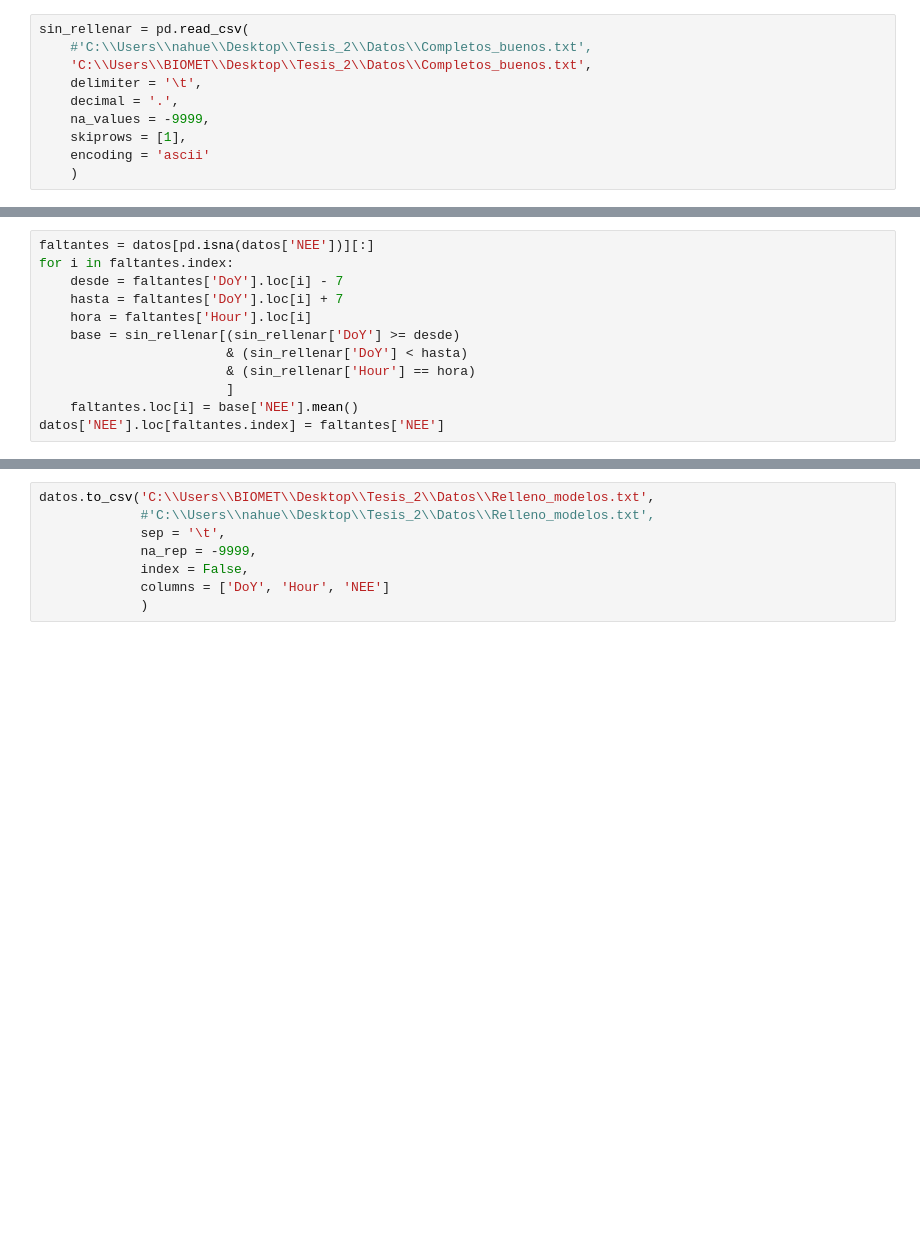
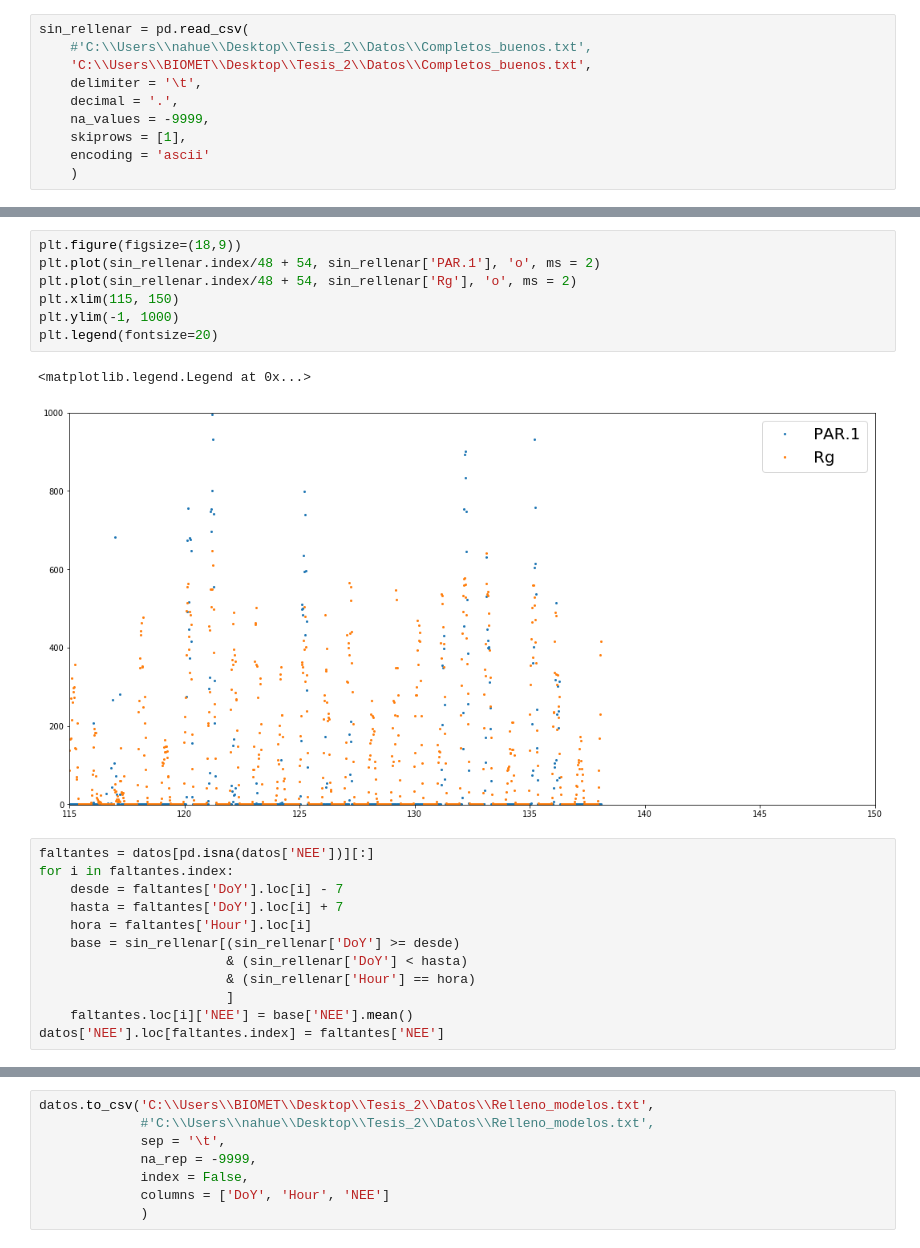
Before and after one commit to Nahu-11/Tesis, a Jupyter notebook: New scripts/Rellenado con modelos.ipynb, the cells around one changed output, grey strips where cells are left out. Cells and saved outputs as stored; diff of their text form; blank space fills up the shorter version.

```diff
--- a/New scripts/Rellenado con modelos.ipynb
+++ b/New scripts/Rellenado con modelos.ipynb
@@ -173,3 +257,13 @@ sin_rellenar = pd.read_csv(
+# %%
+plt.figure(figsize=(18,9))
+plt.plot(sin_rellenar.index/48 + 54, sin_rellenar['PAR.1'], 'o', ms = 2)
+plt.plot(sin_rellenar.index/48 + 54, sin_rellenar['Rg'], 'o', ms = 2)
+plt.xlim(115, 150)
+plt.ylim(-1, 1000)
+plt.legend(fontsize=20)
+# %% [output]
+<matplotlib.legend.Legend at 0x...>
+[figure, added]
 # %%
 faltantes = datos[pd.isna(datos['NEE'])][:]
 for i in faltantes.index:
@@ -180,5 +274,5 @@ for i in faltantes.index:
                         & (sin_rellenar['DoY'] < hasta)
                         & (sin_rellenar['Hour'] == hora)
                         ]
-    faltantes.loc[i] = base['NEE'].mean()
+    faltantes.loc[i]['NEE'] = base['NEE'].mean()
 datos['NEE'].loc[faltantes.index] = faltantes['NEE']
```
Also changed, not shown: parts of 17 cells of this notebook, 3 other files.
